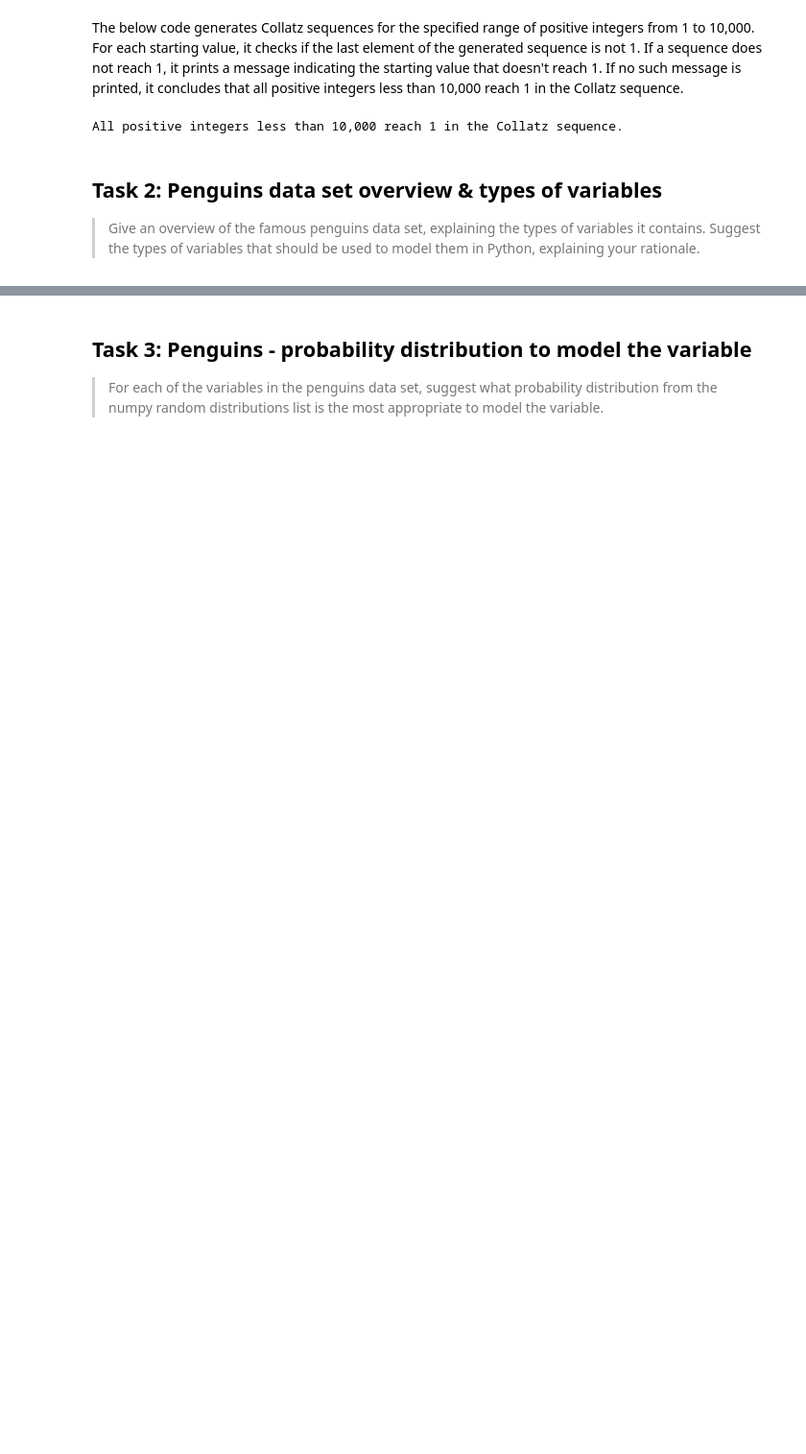
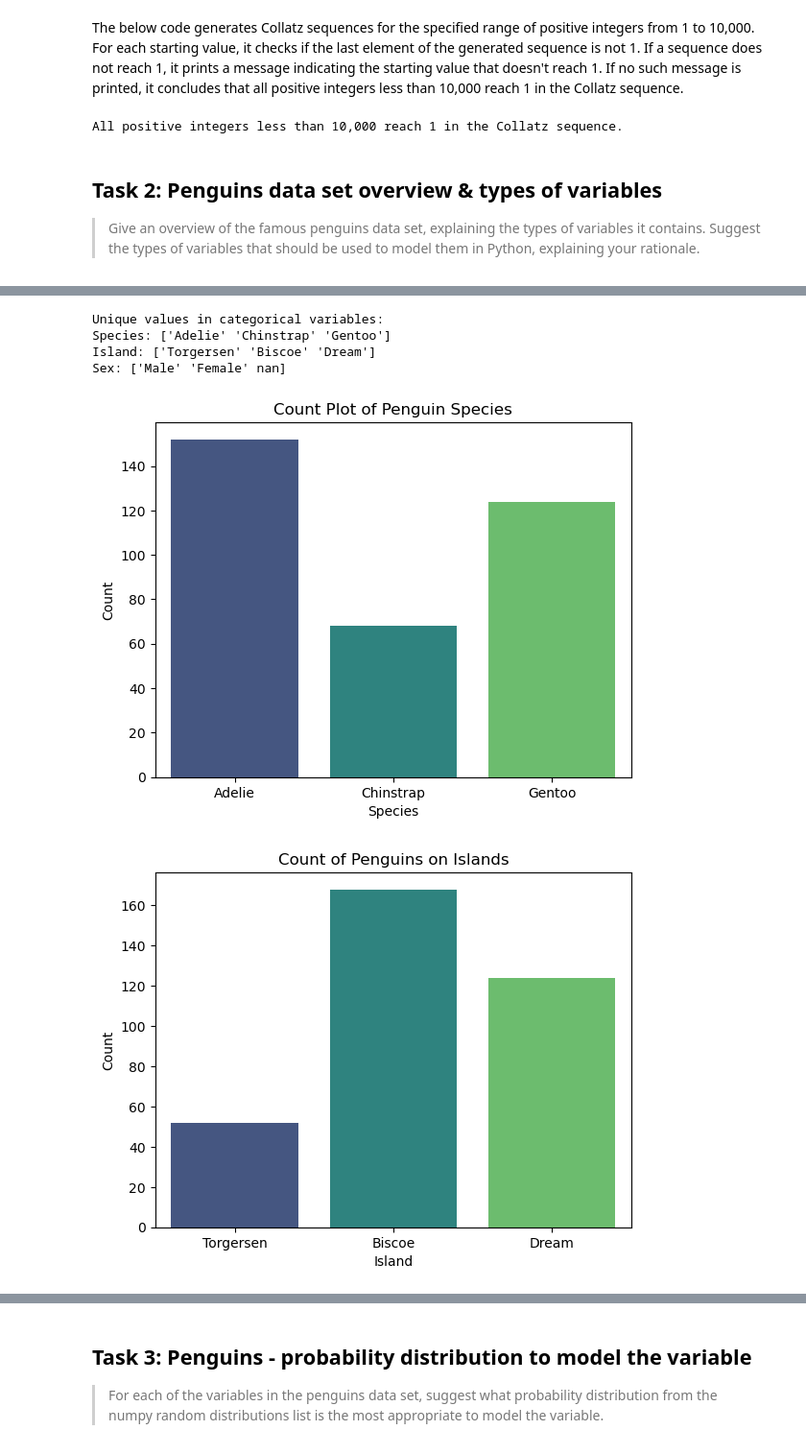
Before and after one commit to Sarahlouhast/FDA_Project, a Jupyter notebook: tasks.ipynb, the cells around one changed output, grey strips where cells are left out. Shown at 96% size. Drawn from its saved outputs; the diff is of its cells as text; code cells hidden in the pictures; blank space fills up the shorter version.

```diff
--- a/tasks.ipynb
+++ b/tasks.ipynb
@@ -257,0 +197,31 @@ Name: species, dtype: int64
+# %%
+# Explore categorical variables
+print("\nUnique values in categorical variables:")
+print("Species:", penguins['species'].unique())
+print("Island:", penguins['island'].unique())
+print("Sex:", penguins['sex'].unique())
+# %% [output]
+Unique values in categorical variables:
+Species: ['Adelie' 'Chinstrap' 'Gentoo']
+Island: ['Torgersen' 'Biscoe' 'Dream']
+Sex: ['Male' 'Female' nan]
+# %%
+# Countplot for categorical variables
+def plot_count(variable, title):
+    sns.countplot(x=variable, data=penguins, palette='viridis')
+    plt.title(title)
+    plt.xlabel(variable.capitalize())  # Capitalize variable name for xlabel
+    plt.ylabel('Count')
+    plt.show()
+
+# Count plot for species
+plot_count('species', 'Count Plot of Penguin Species')
+
+# Count plot for island
+plot_count('island', 'Count of Penguins on Islands')
+
+# Count plot for sex
+plot_count('sex', 'Distribution of Sex in Penguins Dataset')
+# %% [output]
+[figure, added]
+[figure, added]
```
Also changed, not shown: parts of 34 cells of this notebook, 1 other file.
